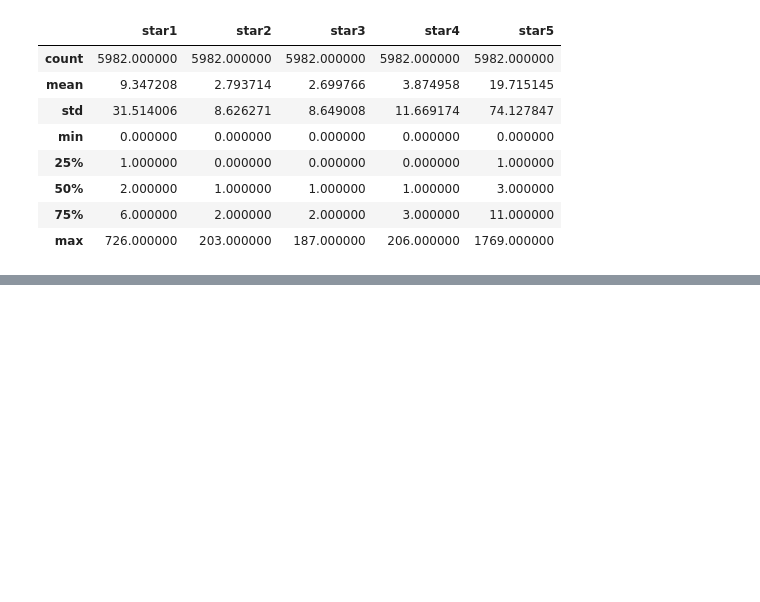
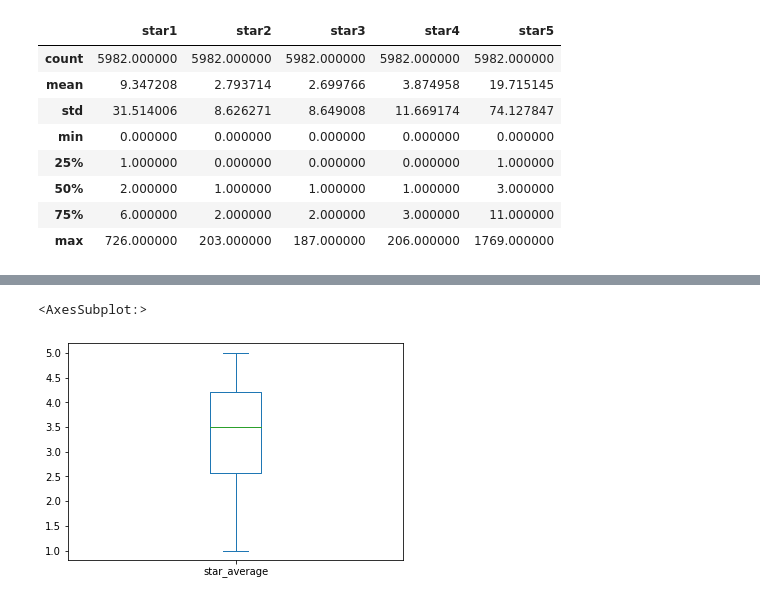
Before and after one commit to razzeee/app-reviews, a Jupyter notebook: stats.ipynb, the cells around one changed output, grey strips where cells are left out. Saved outputs shown, nothing was run; the diff lists cells and outputs as text; code cells hidden in the pictures; blank space fills up the shorter version.

```diff
--- a/stats.ipynb
+++ b/stats.ipynb
@@ -4,3 +1,12 @@ df = pd.read_json("export/data/apps.json")
+# %%
+import pandas as pd
+df = pd.read_json("export/data/apps.json")
+
+df["star_average"] = ((1 * df["star1"]) +
+(2 * df["star2"]) +
+(3 * df["star3"]) +
+(4 * df["star4"]) +
+(5 * df["star5"])) / (df["star1"] + df["star2"] + df["star3"] + df["star4"] + df["star5"])
 # %% [markdown]
 Let's look how apps are rated:
 # %%
@@ -24,11 +30,3 @@ df[["star1", "star2", "star3", "star4", "star5"]].describe()
 | 50% | 2.000000 | 1.000000 | 1.000000 | 1.000000 | 3.000000 |
 | 75% | 6.000000 | 2.000000 | 2.000000 | 3.000000 | 11.000000 |
 | max | 726.000000 | 203.000000 | 187.000000 | 206.000000 | 1769.000000 |
-# %%
-df["star_average"] = ((1 * df["star1"]) +
-(2 * df["star2"]) +
-(3 * df["star3"]) +
-(4 * df["star4"]) +
-(5 * df["star5"])) / 5
-
-df
@@ -48,0 +33,5 @@ df
+# %%
+df["star_average"].plot.box()
+# %% [output]
+<AxesSubplot:>
+[figure, added]
```
Also changed, not shown: parts of 2 cells of this notebook.
